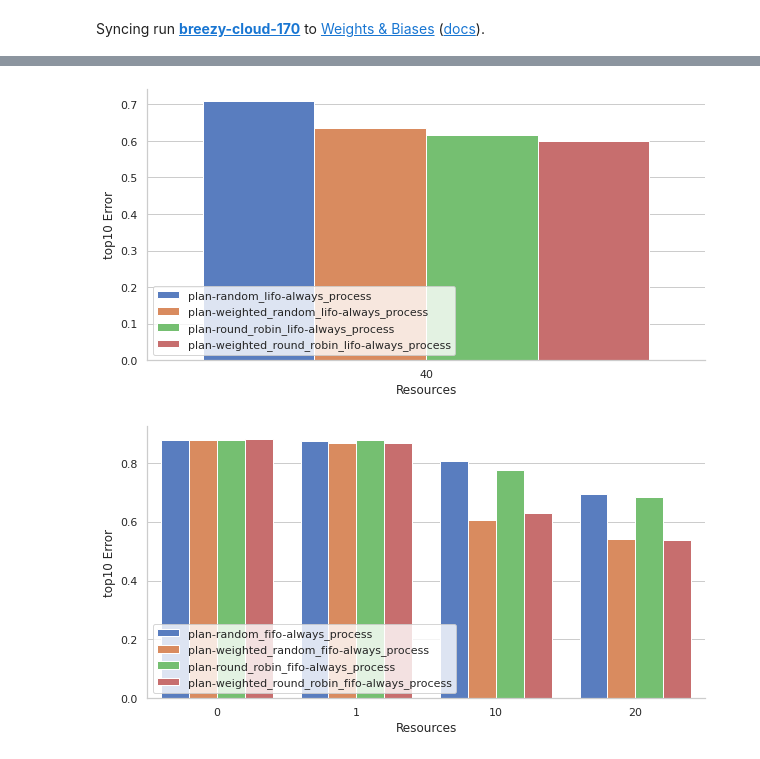
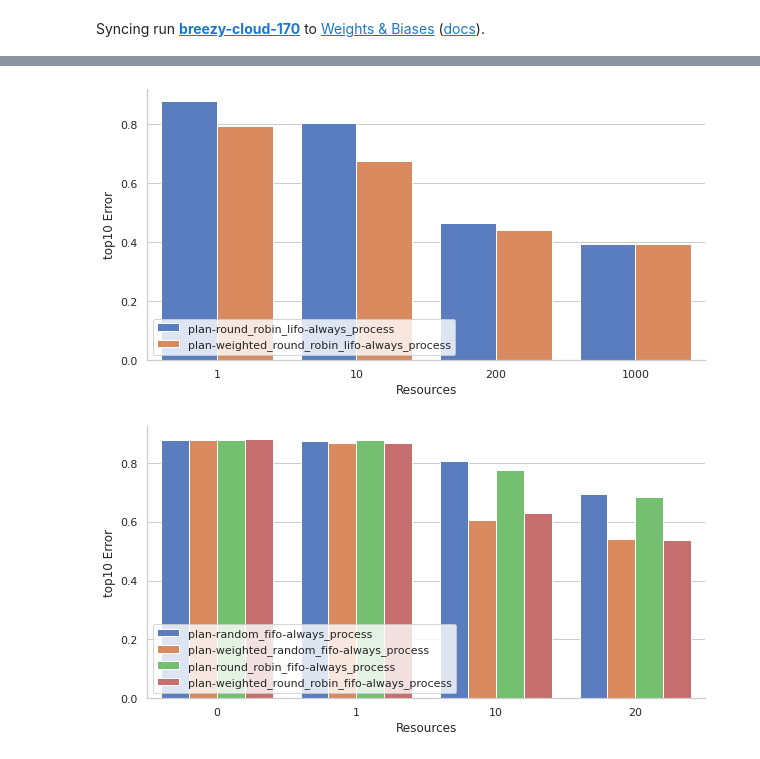
Before and after one commit to feature-store/experiments, a Jupyter notebook: wikipedia/notebooks/Wikipedia Plots.ipynb, the cells around one changed output, grey strips where cells are left out. Saved outputs shown, nothing was run; the diff lists cells and outputs as text; code cells hidden in the pictures.

```diff
--- a/wikipedia/notebooks/Wikipedia Plots.ipynb
+++ b/wikipedia/notebooks/Wikipedia Plots.ipynb
@@ -73,7 +73,16 @@ key_policies = ["random", "weighted_random", "round_robin", "weighted_round_robi
 d = artifact_dir
 metric = 'top10'
 # %%
-all_results = {}
+constants = [0.01, 0.05, 1.0, 10.0]
+#constants = [0.25]
+policies = ["fifo", "lifo"]
+#key_policies = ["random", "weighted_random", "round_robin", "weighted_round_robin"]
+key_policies = ["round_robin"]
+#key_policies = ["weighted_random", "weighted_round_robin"]
+d = artifact_dir
+metric = 'top10'
+
+event_results = {}
 for policy in policies:
     for key_policy in key_policies:
         scores = []
@@ -83,6 +92,6 @@ for policy in policies:
             with open(f'{d}/{name}-{constant}-100.json') as results_file:
                 results = json.load(results_file)
                 scores.append(1-results[metric])
-        all_results[name] = scores
-all_results
+        event_results[name] = scores
+event_results
 # %% [output]
@@ -136,3 +131,22 @@ print(plan_round_robin_lifo)
 # %%
-from pylab import rcParams
-rcParams['figure.figsize'] = 12, 6
+constants = [0.01, 0.05, 1.0, 10.0]
+#constants = [0.25]
+policies = ["lifo"]
+#key_policies = ["random", "weighted_random", "round_robin", "weighted_round_robin"]
+key_policies = ["round_robin", "weighted_round_robin"]
+#key_policies = ["weighted_random", "weighted_round_robin"]
+d = artifact_dir
+metric = 'top10'
+
+key_results = {}
+for policy in policies:
+    for key_policy in key_policies:
+        scores = []
+        name = f"plan-{key_policy}_{policy}-always_process"
+        for constant in constants:
+            print(f'{d}/{name}-{constant}-100.json')
+            with open(f'{d}/{name}-{constant}-100.json') as results_file:
+                results = json.load(results_file)
+                scores.append(1-results[metric])
+        key_results[name] = scores
+key_results
@@ -139,20 +170,20 @@ rcParams['figure.figsize'] = 12, 6
 # %%
 import matplotlib.pyplot as plt
 import seaborn
 resources = [int(10 / c) for c in constants]
 df = pd.DataFrame({
     'Model Runtime Const': resources,
-    **all_results
+    **key_results
 })
 fig, ax1 = plt.subplots(figsize=(10, 5))
 tidy = df.melt(id_vars='Model Runtime Const').rename(columns=str.title)
 seaborn.barplot(x='Model Runtime Const', y='Value', hue='Variable', data=tidy, ax=ax1)
 ax1.set(xlabel='Resources', ylabel=f'{metric} Error')
 ax1.legend_.remove()
 plt.legend(loc='lower left')
 seaborn.despine(fig)
 # %% [output]
-[figure, old version]
+[figure, new version]
 # %%
 import matplotlib.pyplot as plt
 import seaborn
```
Also changed, not shown: parts of 6 cells of this notebook, 5 other files.
